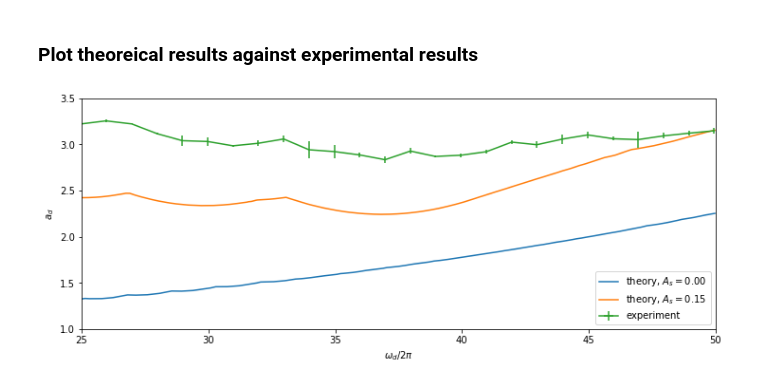
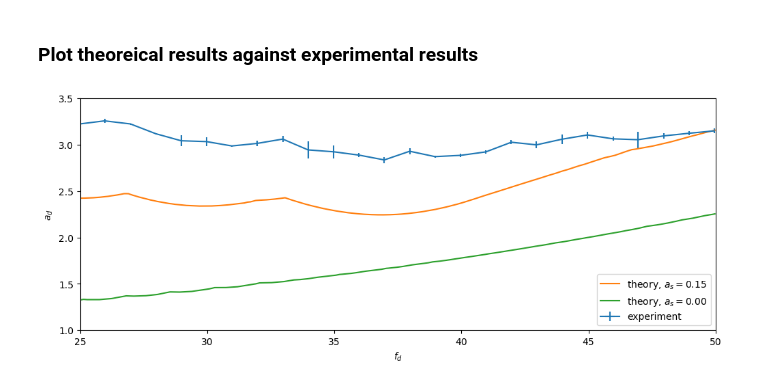
Before and after one commit to znicolaou/viscidfaraday, a Jupyter notebook: viscid_notebook_experiment.ipynb, the cells around one changed output. Drawn from its saved outputs; the diff is of its cells as text; code cells hidden in the pictures.

```diff
--- a/viscid_notebook_experiment.ipynb
+++ b/viscid_notebook_experiment.ipynb
@@ -790,14 +790,14 @@ argsdict['dsmin']=1E-4
 
 
 def mat0(omega,argsdict):
-        E,F=viscid.viscid_mat2d(omega,argsdict)
+        E,F=viscid.viscid_mats(omega,argsdict)
         shape=E.shape
         E_shaped=E.reshape((3,2*argsdict['Nt']+1,2*argsdict['Nx']+1,2*argsdict['Ny']+1,3,2*argsdict['Nt']+1,2*argsdict['Nx']+1,2*argsdict['Ny']+1))
         F_shaped=F.reshape((3,2*argsdict['Nt']+1,2*argsdict['Nx']+1,2*argsdict['Ny']+1,3,2*argsdict['Nt']+1,2*argsdict['Nx']+1,2*argsdict['Ny']+1))
 
         return (np.tensordot(E_shaped,argsdict['preconditioner'],axes=argsdict['precondition_axes'])-argsdict['ad']*np.tensordot(F_shaped,argsdict['preconditioner'],axes=argsdict['precondition_axes'])).transpose(argsdict['precondition_order']).reshape(shape).T
 def mat3(omega,argsdict):
-        E,F=viscid.viscid_mat2d(omega,argsdict)
+        E,F=viscid.viscid_mats(omega,argsdict)
         shape=E.shape
         E_shaped=E.reshape((3,2*argsdict['Nt']+1,2*argsdict['Nx']+1,2*argsdict['Ny']+1,3,2*argsdict['Nt']+1,2*argsdict['Nx']+1,2*argsdict['Ny']+1))
         F_shaped=F.reshape((3,2*argsdict['Nt']+1,2*argsdict['Nx']+1,2*argsdict['Ny']+1,3,2*argsdict['Nt']+1,2*argsdict['Nx']+1,2*argsdict['Ny']+1))
@@ -805,14 +805,14 @@ def mat3(omega,argsdict):
         return (-np.tensordot(F_shaped,argsdict['preconditioner'],axes=argsdict['precondition_axes'])).transpose(argsdict['precondition_order']).reshape(shape).T
 
 def mat(ad,argsdict):
-    E,F=viscid.viscid_mat2d(2*np.pi*argsdict['freq']/2,argsdict)
+    E,F=viscid.viscid_mats(2*np.pi*argsdict['freq']/2,argsdict)
     shape=E.shape
     E_shaped=E.reshape((3,2*argsdict['Nt']+1,2*argsdict['Nx']+1,2*argsdict['Ny']+1,3,2*argsdict['Nt']+1,2*argsdict['Nx']+1,2*argsdict['Ny']+1))
     F_shaped=F.reshape((3,2*argsdict['Nt']+1,2*argsdict['Nx']+1,2*argsdict['Ny']+1,3,2*argsdict['Nt']+1,2*argsdict['Nx']+1,2*argsdict['Ny']+1))
 
     return (np.tensordot(E_shaped,argsdict['preconditioner'],axes=argsdict['precondition_axes'])-ad*np.tensordot(F_shaped,argsdict['preconditioner'],axes=argsdict['precondition_axes'])).transpose(argsdict['precondition_order']).reshape(shape).T
 def mat2(ad,argsdict):
-    E,F=viscid.viscid_mat2d(2*np.pi*argsdict['freq']/2,argsdict)
+    E,F=viscid.viscid_mats(2*np.pi*argsdict['freq']/2,argsdict)
     shape=E.shape
     E_shaped=E.reshape((3,2*argsdict['Nt']+1,2*argsdict['Nx']+1,2*argsdict['Ny']+1,3,2*argsdict['Nt']+1,2*argsdict['Nx']+1,2*argsdict['Ny']+1))
     F_shaped=F.reshape((3,2*argsdict['Nt']+1,2*argsdict['Nx']+1,2*argsdict['Ny']+1,3,2*argsdict['Nt']+1,2*argsdict['Nx']+1,2*argsdict['Ny']+1))
@@ -823,7 +823,7 @@ Find the starting critical eigenvalues and eigenvectors by continuing the drivin
 # %%
 argsdict['kx']=ks[0][0]
 argsdict['ky']=ks[0][1]
-F,G=viscid.inviscid_mat_undriven(argsdict)
+F,G=viscid.inviscid_mats_undriven(argsdict)
 evals,revecs,levecs=eig(F,G,right=True,left=True)
 order=np.argsort(np.real(evals))
 freq0s=0.9*np.real(evals[order[:2]]**0.5/(2*np.pi/2)) #reduce the frequency a bit relative to inviscid case
@@ -865,7 +865,7 @@ start=timeit.default_timer()
 for j in range(2):
     if not os.path.exists('data/experiment/%iads01_flat.npy'%(j)) or not load:
         omega=evals[order[j]]**0.5+1j*0
-        E,F=viscid.viscid_mat2d(omega,argsdict)
+        E,F=viscid.viscid_mats(omega,argsdict)
 
         v=np.zeros((3,(2*argsdict['Nt']+1),(2*argsdict['Nx']+1),(2*argsdict['Ny']+1)),np.complex128)
         w=np.zeros((3,(2*argsdict['Nt']+1),(2*argsdict['Nx']+1),(2*argsdict['Ny']+1)),np.complex128)
@@ -909,7 +909,7 @@ for j in range(2):
         argsdict['parf']=admax
         argsdict['ds']=ds/10
         argsdict['dsmax']=dsmax
-        omegas,vs,ws,pars,dirs,dss=viscid.pseudocont(omega0,v0,w0,mat0,argsdict,mat3=mat3, real=1)
+        omegas,vs,ws,pars,dirs,dss=viscid.pseudocont(omega0,v0,w0,mat0,argsdict,mat_mu=mat3, real=1)
         omegas01=omegas01+[omegas]
         vs01=vs01+[vs]
         ws01=ws01+[ws]
@@ -949,14 +949,14 @@ for j in range(2):
         print(ind,argsdict['ad'],omega0)
         argsdict['ds']=ds
         argsdict['dsmax']=dsmax
-        omegas,vs,ws,pars,dirs,dss=viscid.pseudocont(omega0,v0,w0,mat0,argsdict,mat3=mat3,dir=dir0,real=-1)
+        omegas,vs,ws,pars,dirs,dss=viscid.pseudocont(omega0,v0,w0,mat0,argsdict,mat_mu=mat3,dir=dir0,real=-1)
         omegas02=omegas02+[omegas]
         vs02=vs02+[vs]
         ws02=ws02+[ws]
         ads02=ads02+[pars]
         argsdict['ds']=-ds*10
         argsdict['ad']=fpar(find)
-        omegas,vs,ws,pars,dirs,dss=viscid.pseudocont(omega0,v0,w0,mat0,argsdict,mat3=mat3,dir=dir0,real=-1)
+        omegas,vs,ws,pars,dirs,dss=viscid.pseudocont(omega0,v0,w0,mat0,argsdict,mat_mu=mat3,dir=dir0,real=-1)
         argsdict['ds']=-argsdict['ds']
         omegas03=omegas03+[omegas]
         vs03=vs03+[vs]
@@ -1340,40 +1289,44 @@ adssweep2=[np.load('data/experiment/%iads_flat.npy'%(i)) for i in range(2*len(ks
 freqsweep2=[np.load('data/experiment/%ifreqs_flat.npy'%(i)) for i in range(2*len(ks))]
 # %%
 plt.figure(figsize=(10,4),layout='constrained')
-plotfreqs=20+(50-20)*np.arange(1000)/1000
-acs=[]
-for i in range(2*len(ks)):
-    f=interp1d(np.array(freqsweep2[i]),np.real(adssweep2[i]))
-    inds=np.intersect1d(np.where(plotfreqs<np.max(freqsweep2[i]))[0],np.where(plotfreqs>np.min(freqsweep2[i]))[0])
-    ac=np.ones(len(plotfreqs))*np.inf
-    ac[inds]=f(plotfreqs[inds])
-    acs=acs+[ac]
-plt.plot(plotfreqs,np.min(np.array(acs),axis=0),label='theory, $A_s=0.00$')
-
-acs=[]
-for i in range(2*len(ks)):
-    f=interp1d(np.array(freqsweep[i]),np.real(adssweep[i]))
-    inds=np.intersect1d(np.where(plotfreqs<np.max(freqsweep[i]))[0],np.where(plotfreqs>np.min(freqsweep[i]))[0])
-    ac=np.ones(len(plotfreqs))*np.inf
-    ac[inds]=f(plotfreqs[inds])
-    acs=acs+[ac]
-plt.plot(plotfreqs,np.min(np.array(acs),axis=0),label='theory, $A_s=0.15$')
 
 filebases=['data/experiment/new_20_50/new_20_50','data/experiment/new_20_50_2/new_20_50_2','data/experiment/new_20_50_3/new_20_50_3']
 dats=[]
 for filebase in filebases:
     dat=np.loadtxt('%s.txt'%(filebase))
     order=np.argsort(dat[:,2])
     dats=dats+[dat[order]]
 x,y=np.mean(np.array(dats)[:,:,[2,1]],axis=0).T
 xerr,yerr=np.std(np.array(dats)[:,:,[2,1]],axis=0).T
 plt.errorbar(x,y,xerr=xerr,yerr=yerr,label='experiment')
-plt.xlabel(r'$\omega_d/2\pi$')
+
+
+plotfreqs=20+(50-20)*np.arange(1000)/1000
+
+acs=[]
+for i in range(2*len(ks)):
+    f=interp1d(np.array(freqsweep[i]),np.real(adssweep[i]))
+    inds=np.intersect1d(np.where(plotfreqs<np.max(freqsweep[i]))[0],np.where(plotfreqs>np.min(freqsweep[i]))[0])
+    ac=np.ones(len(plotfreqs))*np.inf
+    ac[inds]=f(plotfreqs[inds])
+    acs=acs+[ac]
+plt.plot(plotfreqs,np.min(np.array(acs),axis=0),label='theory, $a_s=0.15$')
+
+acs=[]
+for i in range(2*len(ks)):
+    f=interp1d(np.array(freqsweep2[i]),np.real(adssweep2[i]))
+    inds=np.intersect1d(np.where(plotfreqs<np.max(freqsweep2[i]))[0],np.where(plotfreqs>np.min(freqsweep2[i]))[0])
+    ac=np.ones(len(plotfreqs))*np.inf
+    ac[inds]=f(plotfreqs[inds])
+    acs=acs+[ac]
+plt.plot(plotfreqs,np.min(np.array(acs),axis=0),label='theory, $a_s=0.00$')
+
+plt.xlabel(r'$f_d$')
 plt.ylabel(r'$a_d$')
 plt.xlim(25,50)
 plt.ylim(1,3.5)
 plt.legend()
 plt.savefig('plots/experiment_boundary.pdf')
 plt.show()
 # %% [output]
-[figure, old version]
+[figure, new version]
```
Also changed, not shown: parts of 10 cells of this notebook, 31 other files.
